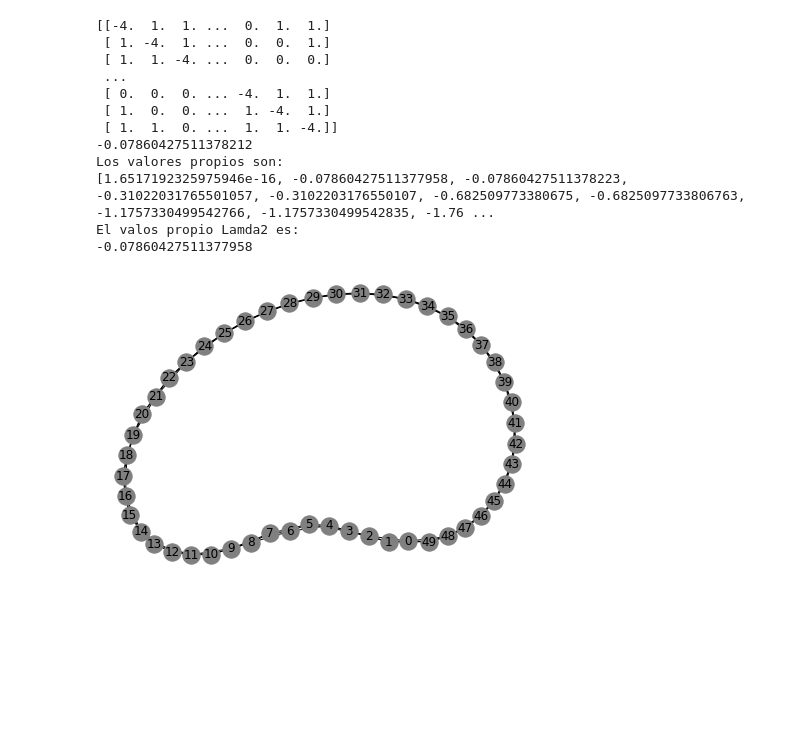
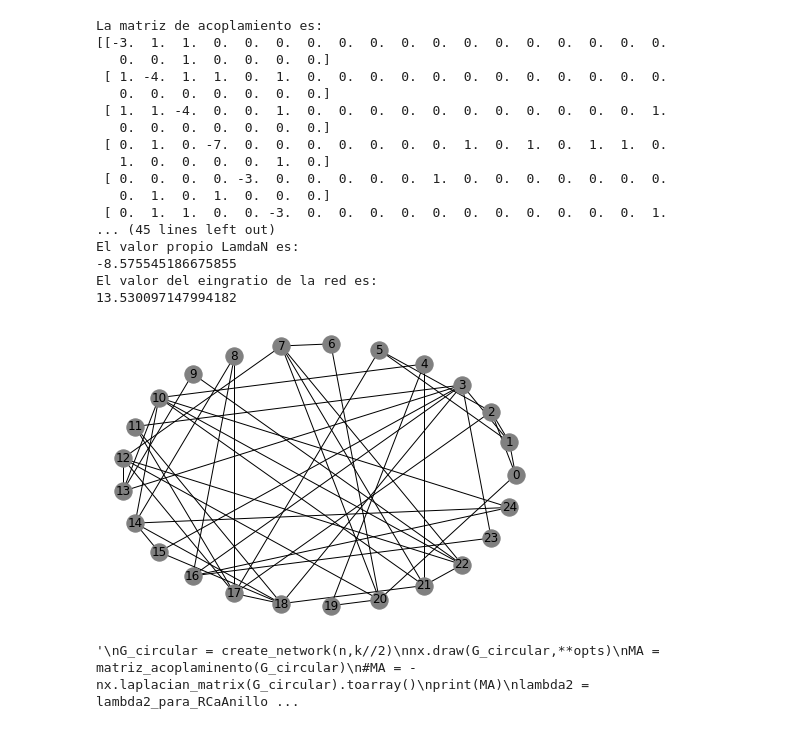
Before and after one commit to ErnestoCisnero/Probando-NetworkX-Tesis-Maestria, a Jupyter notebook: watts-strogatz.ipynb, the cells around one changed output. Saved outputs shown, nothing was run; the diff lists cells and outputs as text; code cells hidden in the pictures; blank space fills up the shorter version.

```diff
--- a/watts-strogatz.ipynb
+++ b/watts-strogatz.ipynb
@@ -47,8 +44,61 @@ n, k, p= 50, 4, 0.8
+# %%
+#Parametros de configuracion de la red.
+n, k, p = 25, 2, 0.9
+#Modifica la red a partir del algoritmo de Watts - Strogatz
+G = nx.watts_strogatz_graph(n, 2*k, p)
+nx.draw_circular(G,**opts)
+ma = matriz_acoplaminento(G)
+
+print("La matriz de acoplamiento es:")
+print(ma)
+
+#Exporta la matriz de acoplamiento a matlab
+scipy.io.savemat('c:/Users/Administrador/Documents/1MyStuffs/Master_FIME/TESIS/codigos/osciladores-Matlab/MatAcop.mat', mdict={'arr': ma})
+#---------
+
+print("El coeficiente de agrupamiento promedio es:",nx.average_clustering(G))
+print("El promedio del camino mas corto es:",nx.average_shortest_path_length(G))
+
+#Calculo de los valores propios de la matriz de acoplamiento
+vp = np.linalg.eigvals(ma)
+vp = sorted(vp,reverse=True)
+print("Los valores propios son:")
+print(vp)
+print("El valor propio Lamda2 es:")
+print(vp[1])
+print("El valor propio LamdaN es:")
+print(vp[n-1])
+
+#Calculo del metodo eingratio para sincronizabilidad
+eingratio = vp[n-1]/vp[1]
+print("El valor del eingratio de la red es:")
+print(eingratio)
+# %% [output]
+La matriz de acoplamiento es:
+[[-3.  1.  1.  0.  0.  0.  0.  0.  0.  0.  0.  0.  0.  0.  0.  0.  0.  0.
+   0.  0.  1.  0.  0.  0.  0.]
+ [ 1. -4.  1.  1.  0.  1.  0.  0.  0.  0.  0.  0.  0.  0.  0.  0.  0.  0.
+   0.  0.  0.  0.  0.  0.  0.]
+ [ 1.  1. -4.  0.  0.  1.  0.  0.  0.  0.  0.  0.  0.  0.  0.  0.  0.  1.
+   0.  0.  0.  0.  0.  0.  0.]
+ [ 0.  1.  0. -7.  0.  0.  0.  0.  0.  0.  0.  1.  0.  1.  0.  1.  1.  0.
+   1.  0.  0.  0.  0.  1.  0.]
+ [ 0.  0.  0.  0. -3.  0.  0.  0.  0.  0.  1.  0.  0.  0.  0.  0.  0.  0.
+   0.  1.  0.  1.  0.  0.  0.]
+ [ 0.  1.  1.  0.  0. -3.  0.  0.  0.  0.  0.  0.  0.  0.  0.  0.  0.  1.
+... (45 lines left out)
+El valor propio LamdaN es:
+-8.575545186675855
+El valor del eingratio de la red es:
+13.530097147994182
+[figure, added]
 # %%
 #Red Topologia regular con acopalmiento circular
+'''
 G_circular = create_network(n,k//2)
 nx.draw(G_circular,**opts)
 MA = matriz_acoplaminento(G_circular)
+#MA = -nx.laplacian_matrix(G_circular).toarray()
 print(MA)
 lambda2 = lambda2_para_RCaAnillo(n,k)
 print(lambda2)
@@ -59,19 +109,8 @@ vpropio = np.linalg.eigvals(MA)
 vpropio = sorted(vpropio,reverse=True)
 print("Los valores propios son:")
 print(vpropio)
-print("El valos propio Lamda2 es:")
+print("El valor propio Lamda2 es:")
 print(vpropio[1])
+'''
 # %% [output]
-[[-4.  1.  1. ...  0.  1.  1.]
- [ 1. -4.  1. ...  0.  0.  1.]
- [ 1.  1. -4. ...  0.  0.  0.]
- ...
- [ 0.  0.  0. ... -4.  1.  1.]
- [ 1.  0.  0. ...  1. -4.  1.]
- [ 1.  1.  0. ...  1.  1. -4.]]
--0.07860427511378212
-Los valores propios son:
-[1.6517192325975946e-16, -0.07860427511377958, -0.07860427511378223, -0.31022031765501057, -0.3102203176550107, -0.682509773380675, -0.6825097733806763, -1.1757330499542766, -1.1757330499542835, -1.76 ...
-El valos propio Lamda2 es:
--0.07860427511377958
+'\nG_circular = create_network(n,k//2)\nnx.draw(G_circular,**opts)\nMA = matriz_acoplaminento(G_circular)\n#MA = -nx.laplacian_matrix(G_circular).toarray()\nprint(MA)\nlambda2 = lambda2_para_RCaAnillo ...
-[figure, removed]
```
Also changed, not shown: parts of 2 cells of this notebook, 3 other files.
